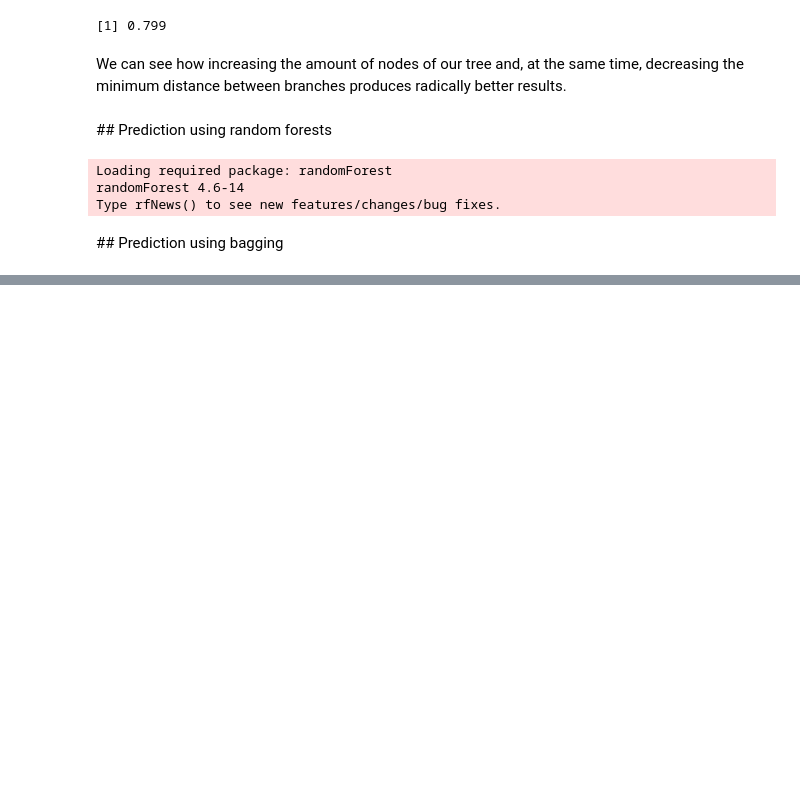
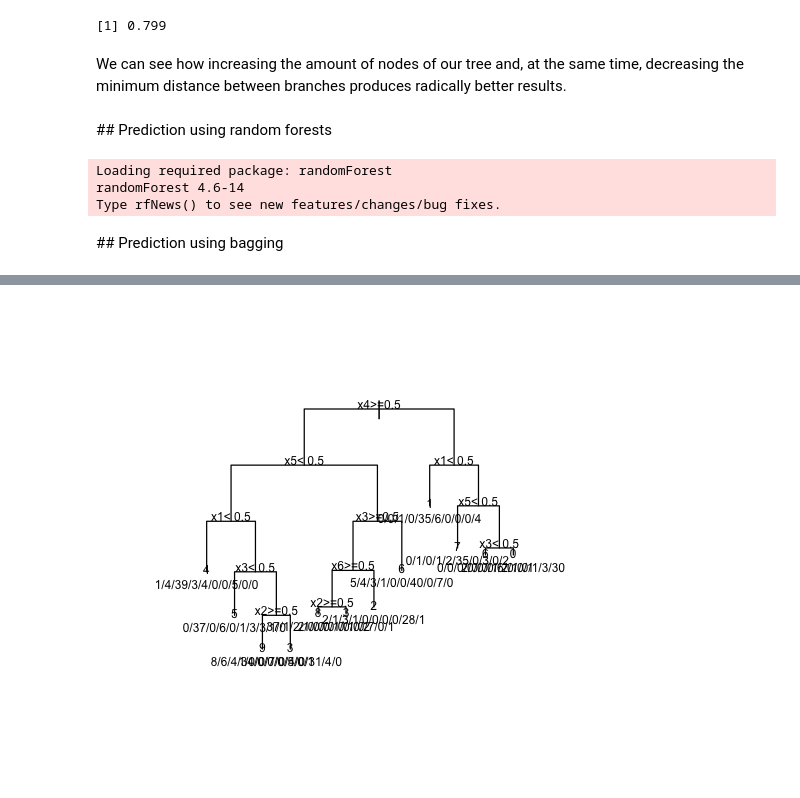
Before and after one commit to icosi/apr-automatic, a Jupyter notebook: p2/P2.ipynb, the cells around one changed output, grey strips where cells are left out. Drawn from its saved outputs; the diff is of its cells as text; code cells hidden in the pictures; blank space fills up the shorter version.

```diff
--- a/p2/P2.ipynb
+++ b/p2/P2.ipynb
@@ -154,0 +195,3 @@ print(gbag)
+# %%
+digits.data$digit<-recode(digits.data$digit,"one"="1","two"="2","three"="3","four"="4","five"="5","six"="6","seven"="7",
+                          "eight"="8","nine"="9","zero"="0")
@@ -154,0 +205,11 @@ print(gbag)
+# %%
+n<-nrow(digits.data)
+ntrain<-ceiling(0.8*n)
+ntest<-n-ntrain
+set.seed(24025)  # some arbitrary value, for the sake of reproducible results
+Itrain<-sample(1:n,ntrain,replace=FALSE)
+digits.train<-digits.data[Itrain,]
+digits.test<-digits.data[-Itrain,]
+# %%
+digits.train.lm<-lm(strtoi(digit)~., data=digits.train)
+summary(digits.train.lm)
@@ -154,0 +260,8 @@ print(gbag)
+# %%
+digits.rpart<-rpart(digit~.,data=digits.data)
+# %%
+options(repr.plot.width=4,repr.plot.height=4)
+plot(digits.rpart)
+text(digits.rpart,use.n=TRUE,xpd=2,cex=0.6)
+# %% [output]
+[figure, added]
```
Also changed, not shown: parts of 31 cells of this notebook, 7 other files.
